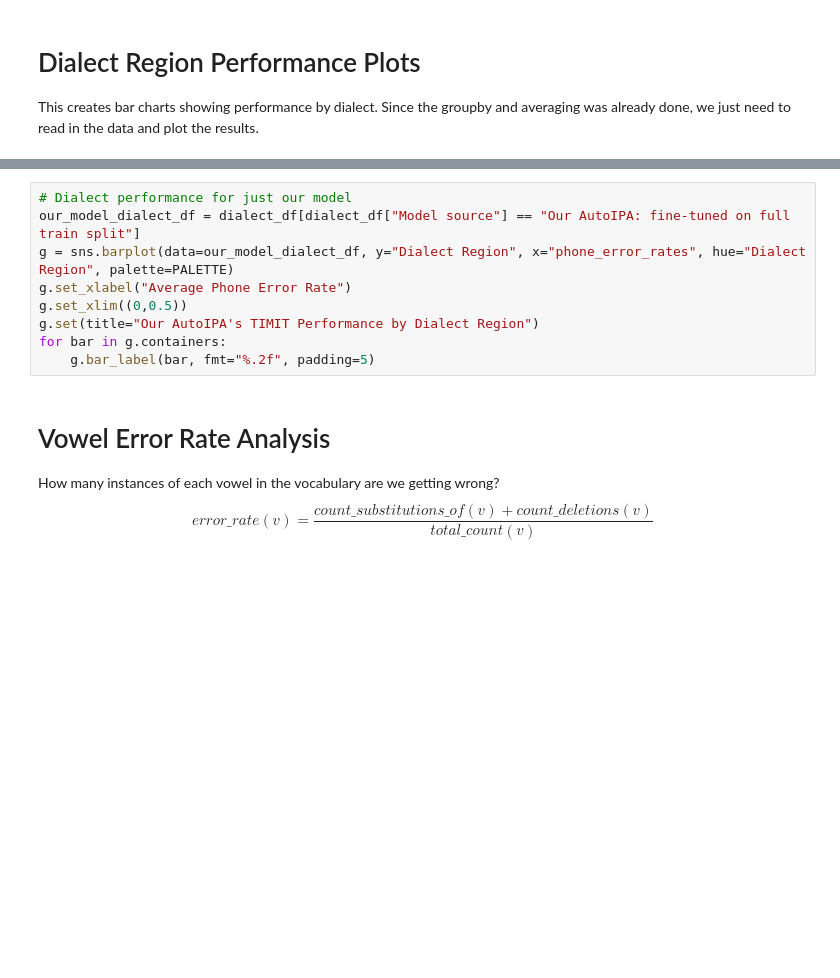
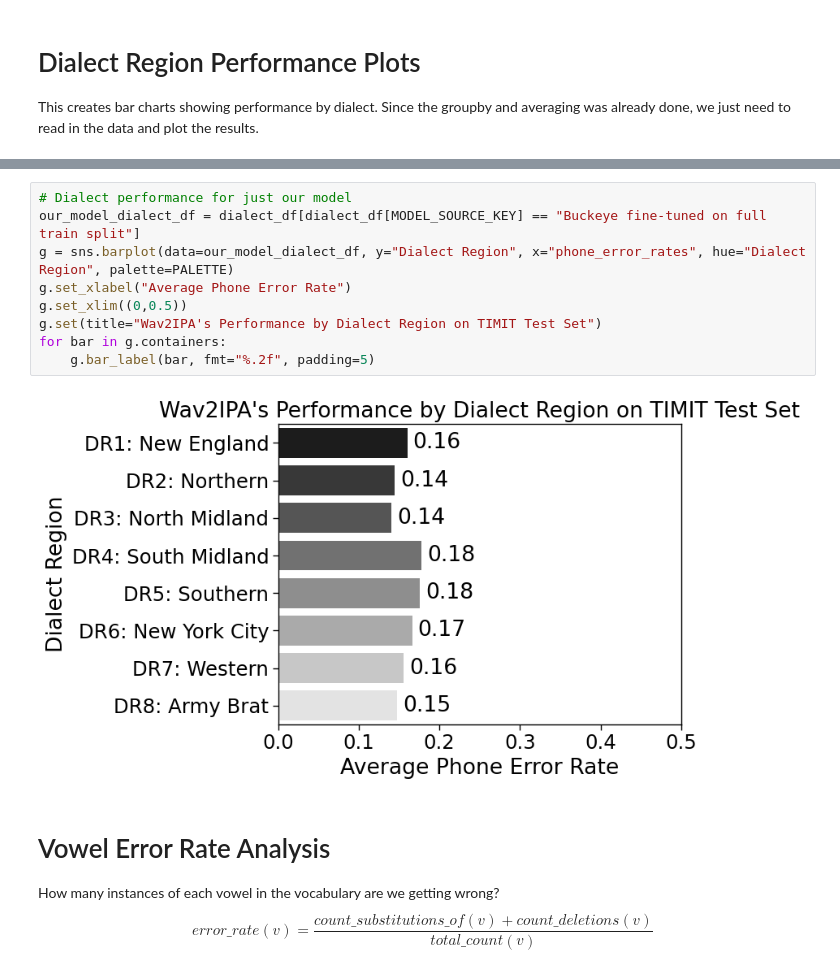
Before and after one commit to UMassCDS/wav2ipa, a Jupyter notebook: notebooks/amp_presentation/timit_evaluation_analysis_test_set_only_with_post_processing.ipynb, the cells around one changed output, grey strips where cells are left out. Saved outputs shown, nothing was run; the diff lists cells and outputs as text; blank space fills up the shorter version.

```diff
--- a/notebooks/amp_presentation/timit_evaluation_analysis_test_set_only_with_post_processing.ipynb
+++ b/notebooks/amp_presentation/timit_evaluation_analysis_test_set_only_with_post_processing.ipynb
@@ -151,12 +272,14 @@ g.fig.suptitle("Models' Average Phone Error Rates by Dialect Region", fontsize=2
 # %%
 # Dialect performance for just our model
-our_model_dialect_df = dialect_df[dialect_df["Model source"] == "Our AutoIPA: fine-tuned on full train split"]
+our_model_dialect_df = dialect_df[dialect_df[MODEL_SOURCE_KEY] == "Buckeye fine-tuned on full train split"]
 g = sns.barplot(data=our_model_dialect_df, y="Dialect Region", x="phone_error_rates", hue="Dialect Region", palette=PALETTE)
 g.set_xlabel("Average Phone Error Rate")
 g.set_xlim((0,0.5))
-g.set(title="Our AutoIPA's TIMIT Performance by Dialect Region")
+g.set(title="Wav2IPA's Performance by Dialect Region on TIMIT Test Set")
 for bar in g.containers:
     g.bar_label(bar, fmt="%.2f", padding=5)
+# %% [output]
+[figure, added]
 # %% [markdown]
 # Vowel Error Rate Analysis
 How many instances of each vowel in the vocabulary are we getting wrong?
```
Also changed, not shown: parts of 31 cells of this notebook, 3 other files.
